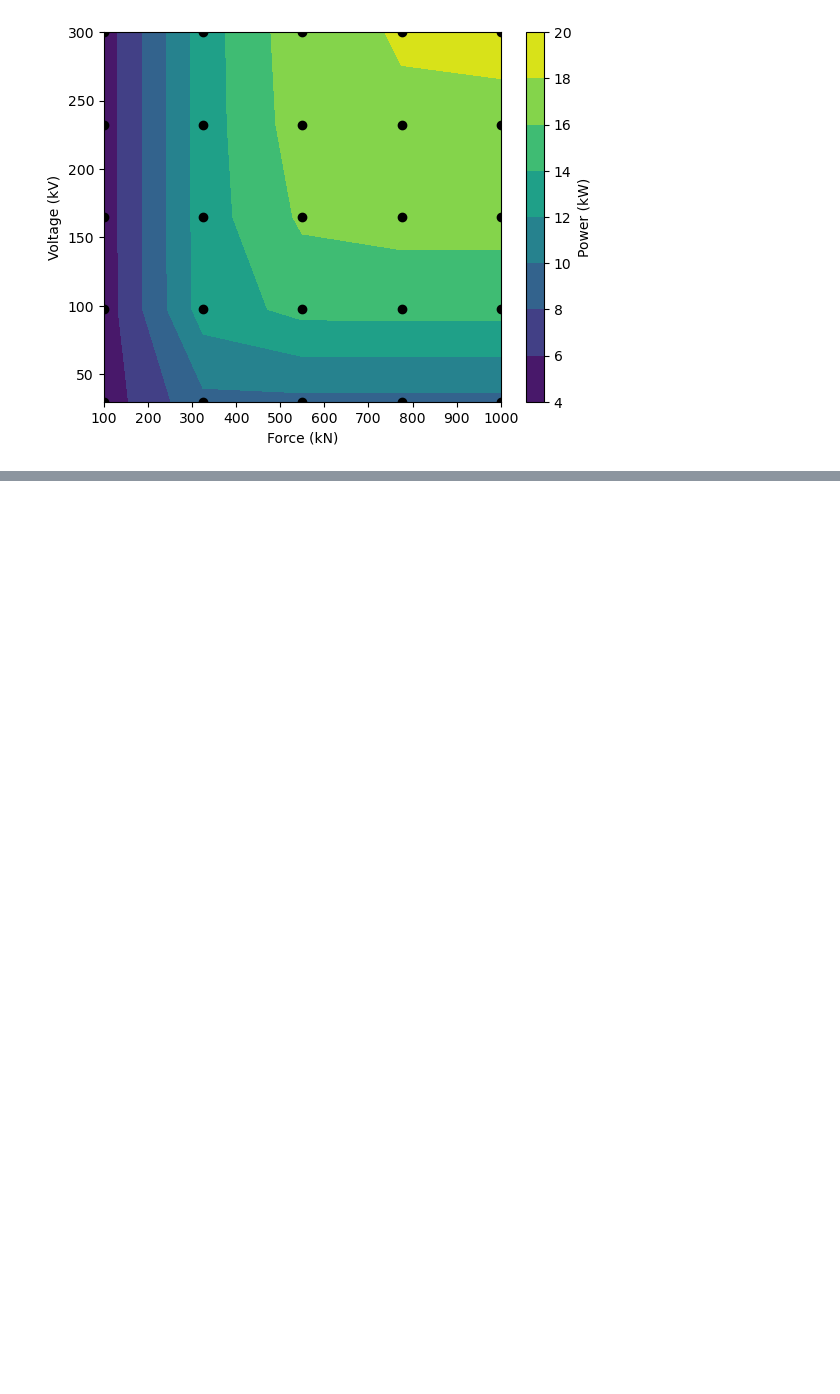
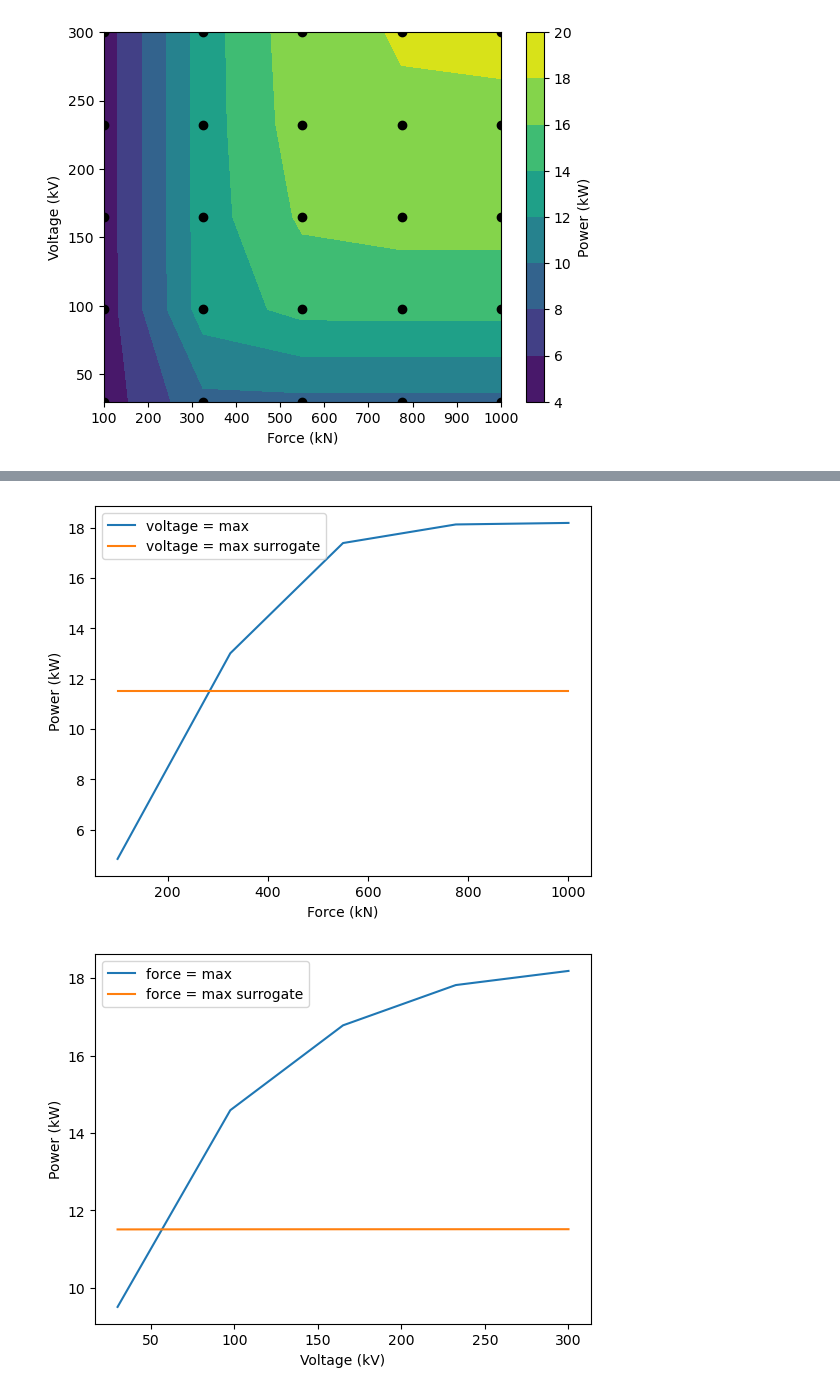
Before and after one commit to symbiotic-engineering/WISDEM, a Jupyter notebook: wisdem/wec-performance-module.ipynb, the cells around one changed output, grey strips where cells are left out. Saved outputs shown, nothing was run; the diff lists cells and outputs as text; code cells hidden in the pictures; blank space fills up the shorter version.

```diff
--- a/wisdem/wec-performance-module.ipynb
+++ b/wisdem/wec-performance-module.ipynb
@@ -83,0 +36,68 @@ error:
+# %%
+from scipy.optimize import curve_fit
+#print("power:\n", power)
+P_max = np.max(power)
+force_const = 280e3
+voltage_const = 55e3
+#Ftemp = list(np.linspace(100, 1000, 5))
+#F = np.array([Ftemp, Ftemp, Ftemp, Ftemp, Ftemp]).flatten()
+#Vtemp = list(np.linspace(0, 300, 5))
+#V = np.array([Vtemp, Vtemp, Vtemp, Vtemp, Vtemp]).flatten()
+f, v = np.linspace(100, 1000, 5), np.linspace(0, 300, 5)
+F, V = np.meshgrid(f, v)
+def guess(f, v, af, av, bf, bv, fc, vc):
+    return P_max * (1 - np.exp(-(f/fc)**af)+bf) ** (1 - np.exp(-(v/vc)**av)+bv)
+##def guess(fv, a1, a2, a3, a4, a5):
+    ##return P_max * (a1*(fv[0]*fv[1])^5*a2*(fv[0]*fv[1])^4*a3*(fv[0]*fv[1])^3*a2*(fv[0]*fv[1])^2*a1(fv[0]*fv[1]))
+
+def _guess(M, *args):
+    f, v = M
+    arr = np.zeros(f.shape)
+    for i in range(len(args)//6):
+        arr += guess(f, v, *args[i*6:i*6+6])
+    return arr
+
+xdata = np.vstack((F.ravel(), V.ravel()))
+
+p0 = [1.5, 0.65, 0.075, 0.65, 5, 10]
+opt_param, cov = curve_fit(_guess, xdata, power.ravel(), p0=p0, bounds=((0, 0, 0, 0, 0.0001, 0.0001), (np.inf, np.inf, np.inf, np.inf, np.inf, np.inf)))
+print('optimization parameters:\n',opt_param)
+power_surrogate = P_max * (1 - np.exp(-(force/opt_param[4])**float(opt_param[0]))+opt_param[2]) * (1 - np.exp(-(voltage/opt_param[5])**float(opt_param[1]))+opt_param[3])
+#power_surrogate = P_max * (opt_param[0]*(indepv[0]*indepv[1])^5*opt_param[1]*(indepv[0]*indepv[1])^4*opt_param[2]*(indepv[0]*indepv[1])^3*opt_param[3]*(indepv[0]*indepv[1])^2*opt_param[4](indepv[0]*indepv[1])+opt_param[5])
+
+#power_surrogate = power_surrogate.reshape(5, 5)
+print('\npower surrogate:\n', power_surrogate)
+print('\npower:\n', power)
+
+plt.figure()
+plt.plot(force_u/1000, power[:, -1]/1000, label='voltage = max')
+slope = 0.02
+plt.plot(force_u/1000, power_surrogate[:,-1]/1000, label='voltage = max surrogate')
+plt.xlabel('Force (kN)')
+plt.ylabel('Power (kW)')
+plt.legend()
+
+plt.figure()
+plt.plot(voltage_u/1000, power[-1, :]/1000, label='force = max')
+slope = 0.02
+plt.plot(voltage_u/1000, power_surrogate[-1,:]/1000, label='force = max surrogate')
+plt.xlabel('Voltage (kV)')
+plt.ylabel('Power (kW)')
+plt.legend()
+
+
+plt.figure()
+plt.contourf(force/1000, voltage/1000, power_surrogate/1000, vmin=4, vmax=20, levels=[2,4,6,8,10,12,14,16,18,20])
+plt.colorbar(label='Power (kW)')
+plt.xlabel('Force (kN)')
+plt.ylabel('Voltage (kV)')
+
+
+# convert voltage to effective max speed
+# notebook p144
+#w_max = voltage / (p * lambda)
+
+percent_error = (power - power_surrogate)/power * 100
+#print("power:\n", power, "\nsurrogate power:\n", power_surrogate)
+print("\nerror:\n", percent_error)
+# %% [output]
@@ -83,0 +121,2 @@ error:
+[figure, added]
+[figure, added]
```
Also changed, not shown: parts of 5 cells of this notebook.
